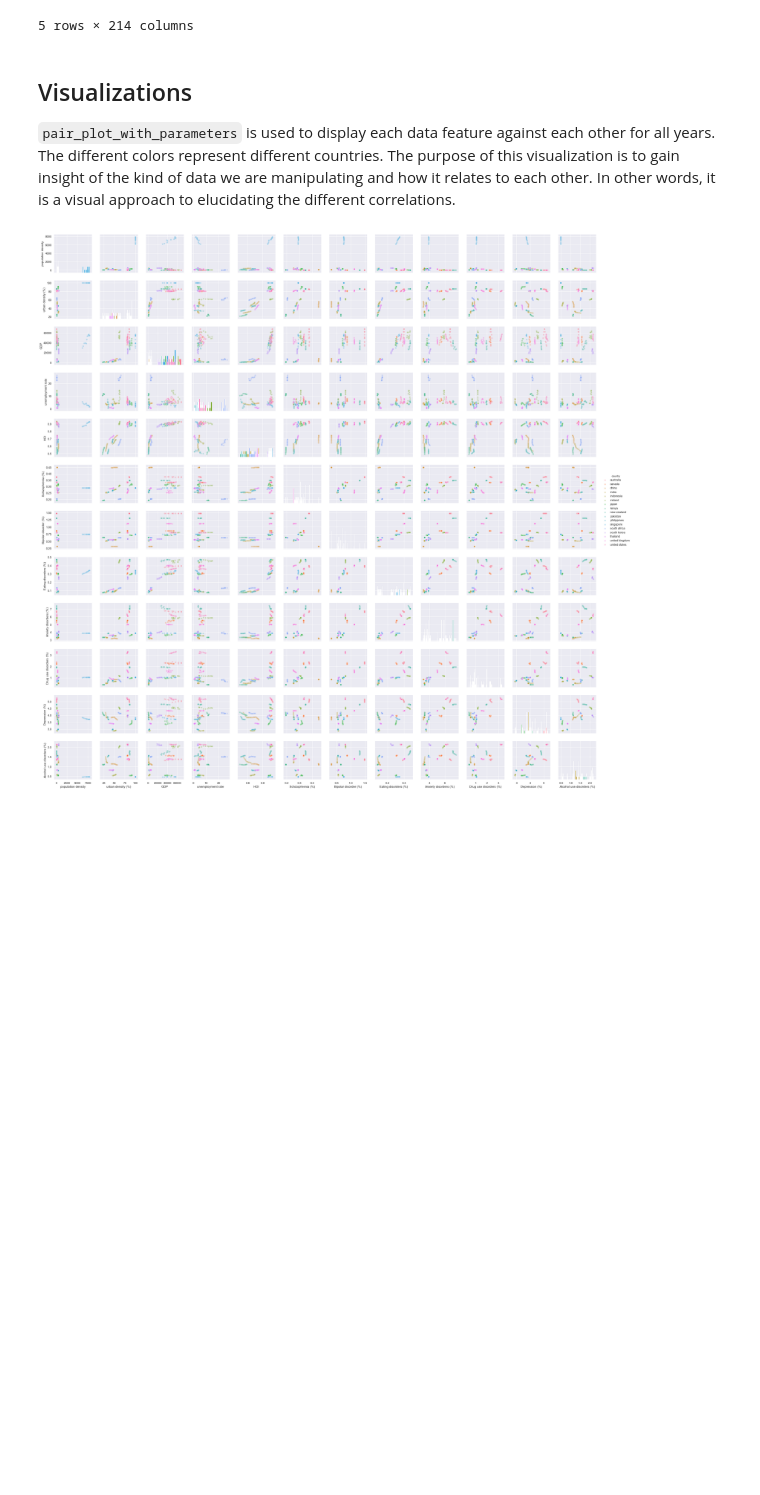
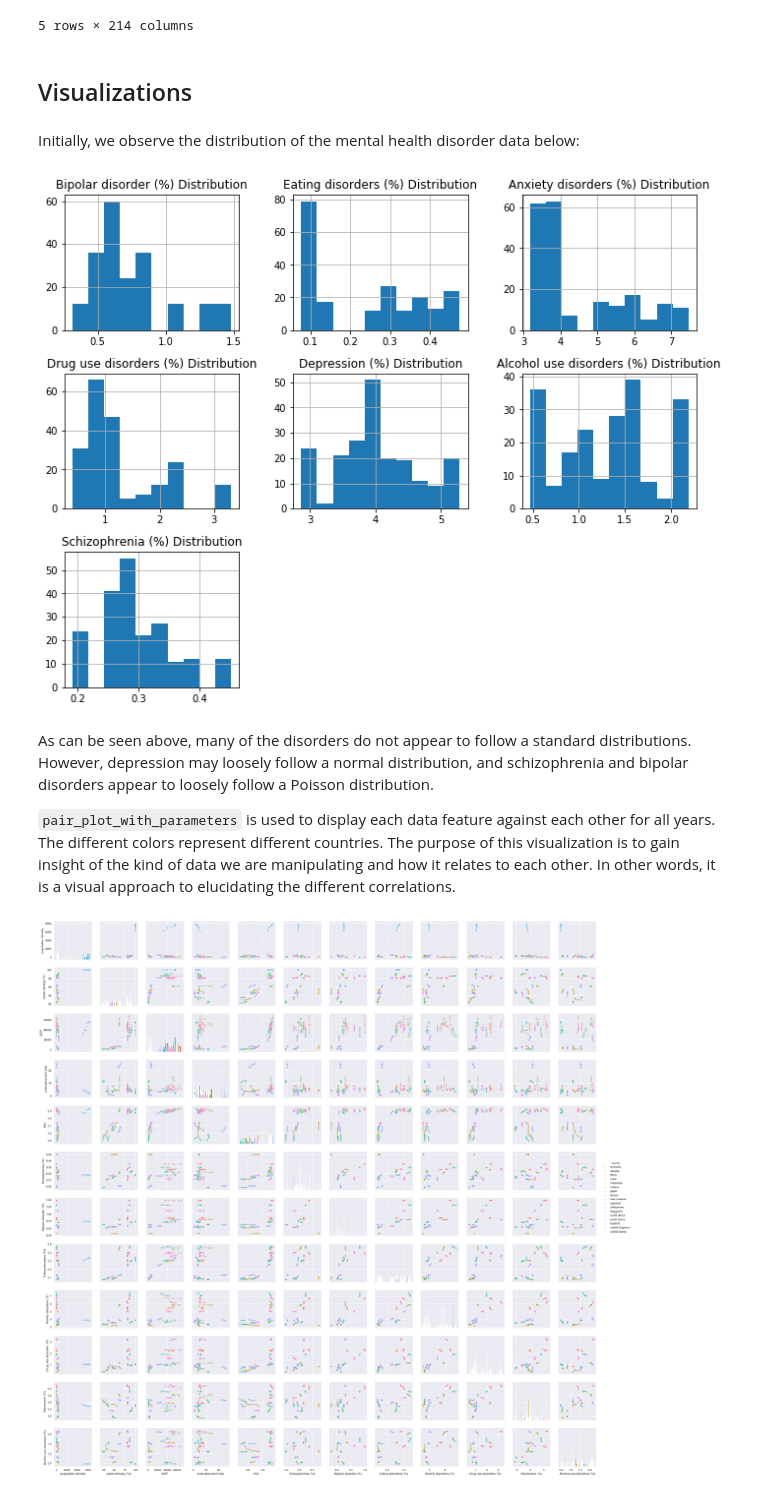
Before and after one commit to danielVelasc/uc-data-science-project, a Jupyter notebook: Phase1.ipynb, the cells around one changed output. Saved outputs shown, nothing was run; the diff lists cells and outputs as text; code cells hidden in the pictures; blank space fills up the shorter version.

```diff
--- a/Phase1.ipynb
+++ b/Phase1.ipynb
@@ -55,6 +55,7 @@ TARGETS = [
     'Drug use disorders (%)',
     'Depression (%)',
     'Alcohol use disorders (%)',
+    'Schizophrenia (%)'
 ]
 
 FEATURES = [
@@ -359,8 +375,26 @@ joined_with_news_df.head()
 | 3 | 2008 | australia | Cellar incest victim questioned b... | ICC prosecutors want warrant for ... | UK, US slam Security Council's Zi... | UK, US slam Security Council's Zi... | Zimbabwe says sanctions failure a... | Iran to 'destroy Israel' if attacked | West hails Lebanon-Syria ties | Thai PM vows to amend constitution | ... | ... |
 | 4 | 2009 | australia | Most US troops in Iraq home withi... | 9 dead in Sri Lanka hospital shel... | Gaddafi elected African Union cha... | Britain grinds to halt under heav... | Thaksin seeking return to lead Th... | 200 people fleeing Burma found in... | World leaders urge Tamil Tigers t... | Indonesia says asylum seekers in ... | ... | ... |
 5 rows × 214 columns
+# %% [markdown]
+## Visualizations
+# %% [markdown]
+Initially, we observe the distribution of the mental health disorder data below:
+# %%
+def draw_histograms(df, variables, n_rows, n_cols):
+    fig=plt.figure(figsize=(10,10))
+    for i, var_name in enumerate(variables):
+        ax=fig.add_subplot(n_rows,n_cols,i+1)
+        df[var_name].hist(bins=10,ax=ax)
+        ax.set_title(var_name+" Distribution")
+    fig.tight_layout()
+    plt.show()
+
+test = joined_df[TARGETS]
+draw_histograms(test, TARGETS, 4, 3)
+# %% [output]
+[figure, added]
 # %% [markdown]
-## Visualizations
+As can be seen above, many of the disorders do not appear to follow a standard distributions. However, depression may loosely follow a normal distribution, and schizophrenia and bipolar disorders appear to loosely follow a Poisson distribution.
 
 `pair_plot_with_parameters` is used to display each data feature against each other for all years. The different colors
 represent different countries. The purpose of this visualization is to gain insight of the kind
```
Also changed, not shown: parts of 4 cells of this notebook.
